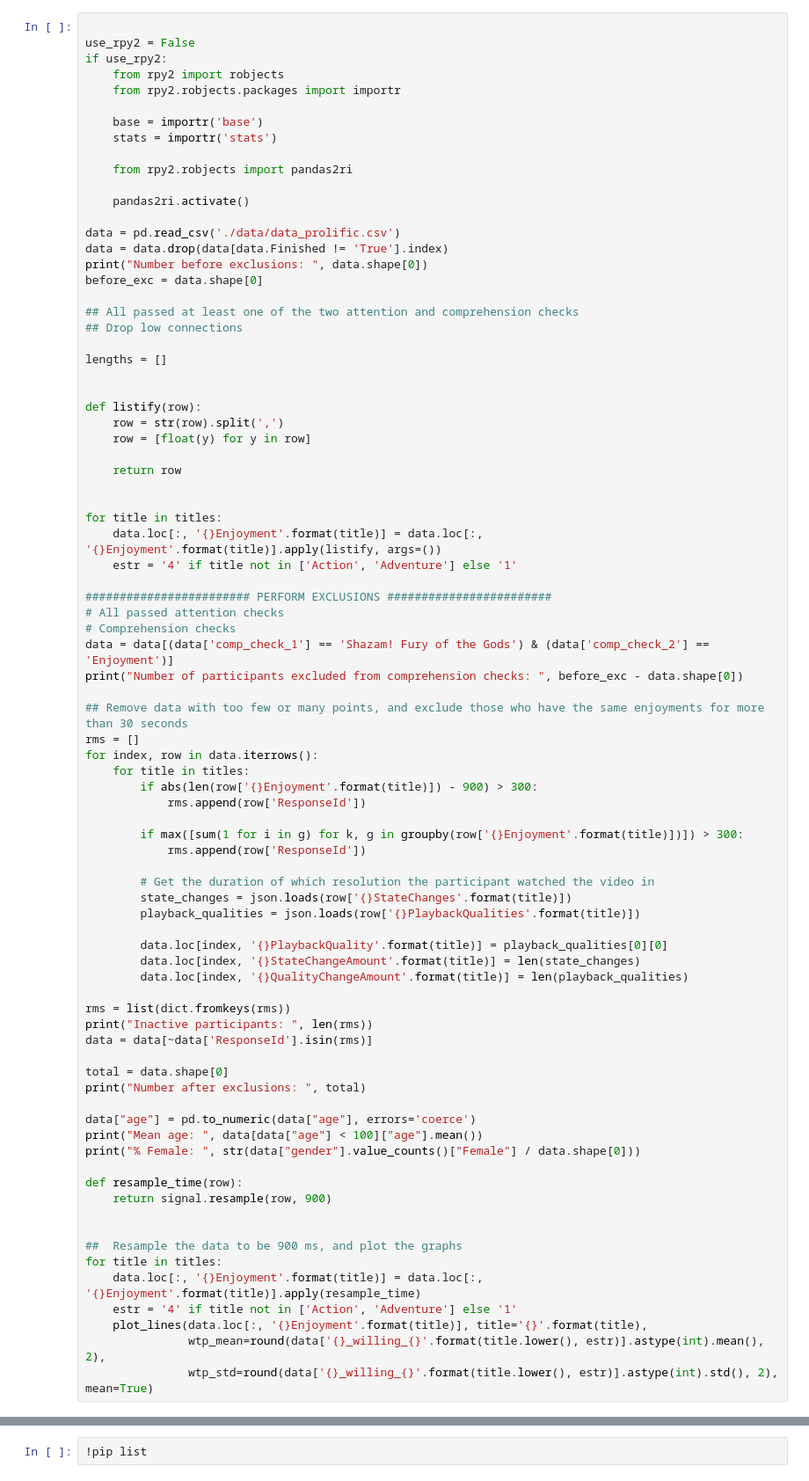
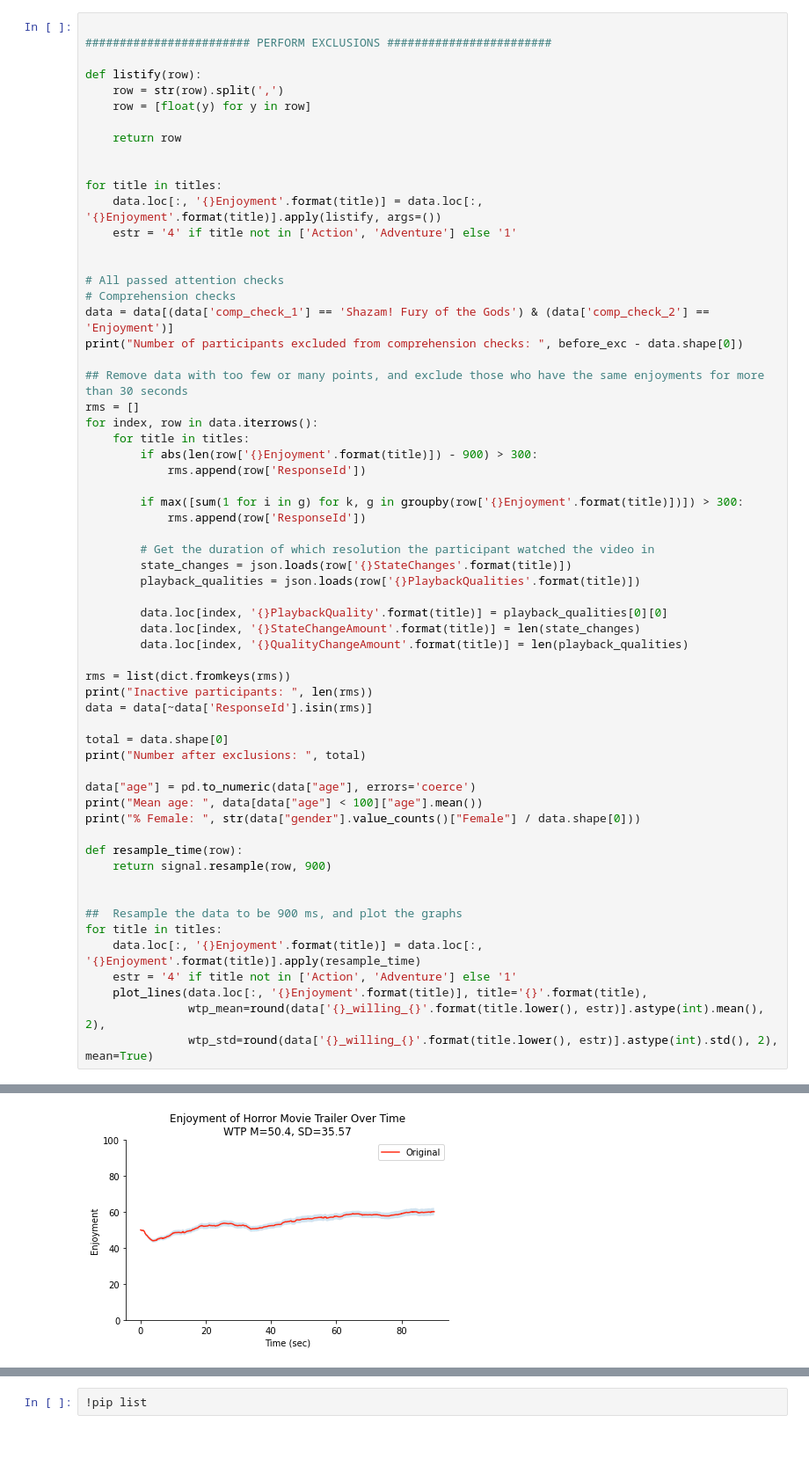
Before and after one commit to Ethical-Intelligence-Lab/evaluative_trajectories_2, a Jupyter notebook: directly_experienced_content/analysis/main.ipynb, the cells around one changed output, grey strips where cells are left out. Shown: that part at 88% size. Saved outputs shown, nothing was run; the diff lists cells and outputs as text; blank space fills up the shorter version.

```diff
--- a/directly_experienced_content/analysis/main.ipynb
+++ b/directly_experienced_content/analysis/main.ipynb
@@ -72,27 +89,6 @@ def plot_lines(ys, title, wtp_mean, wtp_std, mean=False, word=None):
 # %%
 
-use_rpy2 = False
-if use_rpy2:
-    from rpy2 import robjects
-    from rpy2.robjects.packages import importr
-
-    base = importr('base')
-    stats = importr('stats')
-
-    from rpy2.robjects import pandas2ri
-
-    pandas2ri.activate()
-
-data = pd.read_csv('./data/data_prolific.csv')
-data = data.drop(data[data.Finished != 'True'].index)
-print("Number before exclusions: ", data.shape[0])
-before_exc = data.shape[0]
-
-## All passed at least one of the two attention and comprehension checks
-## Drop low connections
-
-lengths = []
-
+######################## PERFORM EXCLUSIONS ########################
 
 def listify(row):
     row = str(row).split(',')
@@ -105,7 +101,7 @@ for title in titles:
     data.loc[:, '{}Enjoyment'.format(title)] = data.loc[:, '{}Enjoyment'.format(title)].apply(listify, args=())
     estr = '4' if title not in ['Action', 'Adventure'] else '1'
 
-######################## PERFORM EXCLUSIONS ########################
+
 # All passed attention checks
 # Comprehension checks
 data = data[(data['comp_check_1'] == 'Shazam! Fury of the Gods') & (data['comp_check_2'] == 'Enjoyment')]
@@ -151,3 +147,4 @@ for title in titles:
     plot_lines(data.loc[:, '{}Enjoyment'.format(title)], title='{}'.format(title),
                wtp_mean=round(data['{}_willing_{}'.format(title.lower(), estr)].astype(int).mean(), 2),
                wtp_std=round(data['{}_willing_{}'.format(title.lower(), estr)].astype(int).std(), 2), mean=True)
+# %% [output]
@@ -153,0 +157 @@ for title in titles:
+[figure, added]
```
Also changed, not shown: parts of 2 cells of this notebook.
